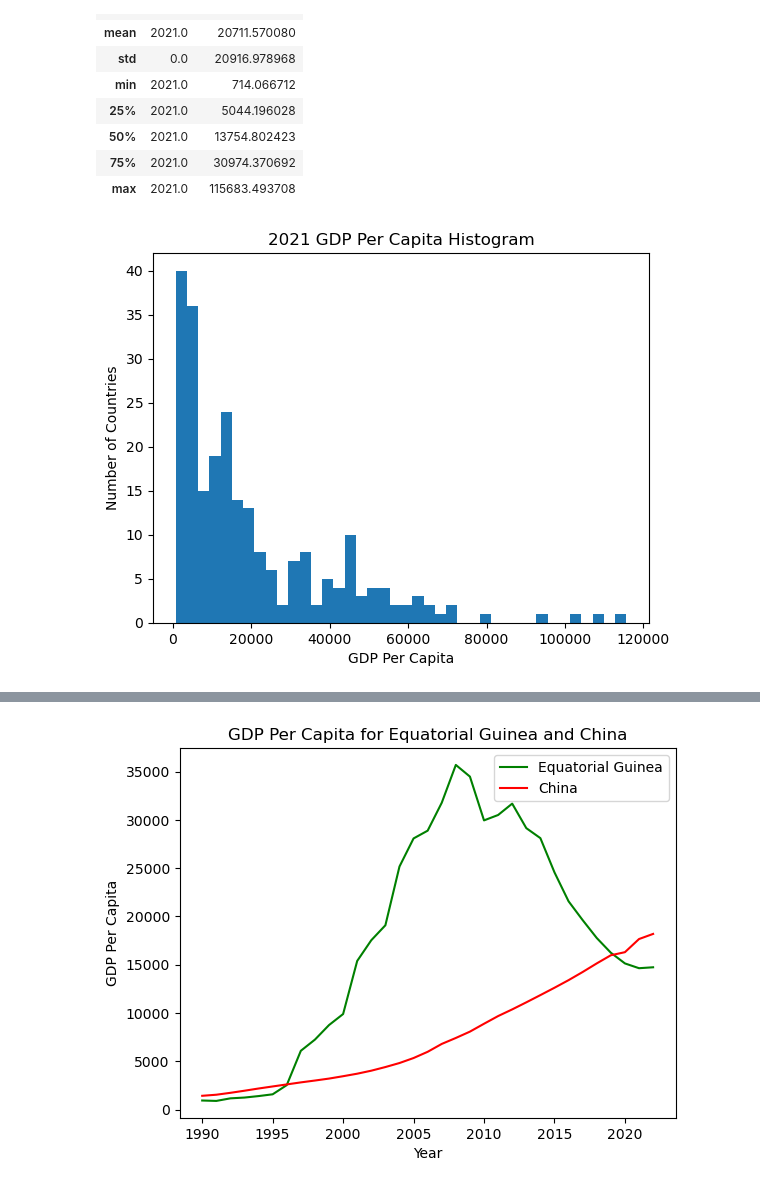
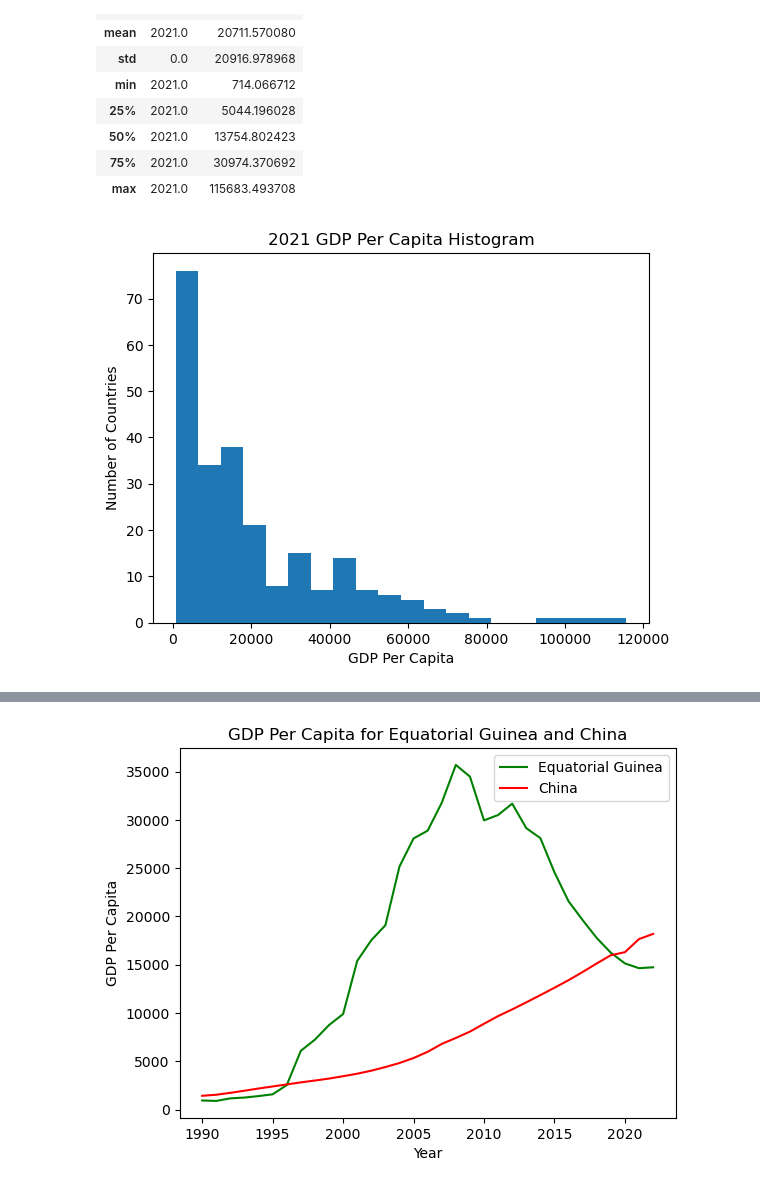
Before and after one commit to nss-data-science-cohort-8/un-exploration-alexanderjireland, a Jupyter notebook: notebooks/UN_Data_Exploration.ipynb, the cells around one changed output, grey strips where cells are left out. Saved outputs shown, nothing was run; the diff lists cells and outputs as text; code cells hidden in the pictures.

```diff
--- a/notebooks/UN_Data_Exploration.ipynb
+++ b/notebooks/UN_Data_Exploration.ipynb
@@ -108,12 +134,10 @@ gdp_2021.describe()
 | 75% | 2021.0 | 30974.370692 |
 | max | 2021.0 | 115683.493708 |
 # %%
-plt.hist(gdp_2021['GDP_Per_Capita'], bins=40)
+plt.hist(gdp_2021['GDP_Per_Capita'], bins=20)
 plt.title('2021 GDP Per Capita Histogram')
 plt.xlabel('GDP Per Capita')
 plt.ylabel('Number of Countries')
 plt.show()
-#I would descibe this as a very right-skewed distribution!
-#The majority of countries have a GDP per cap < 20,000
 # %% [output]
-[figure, old version]
+[figure, new version]
```
Also changed, not shown: parts of 30 cells of this notebook.
